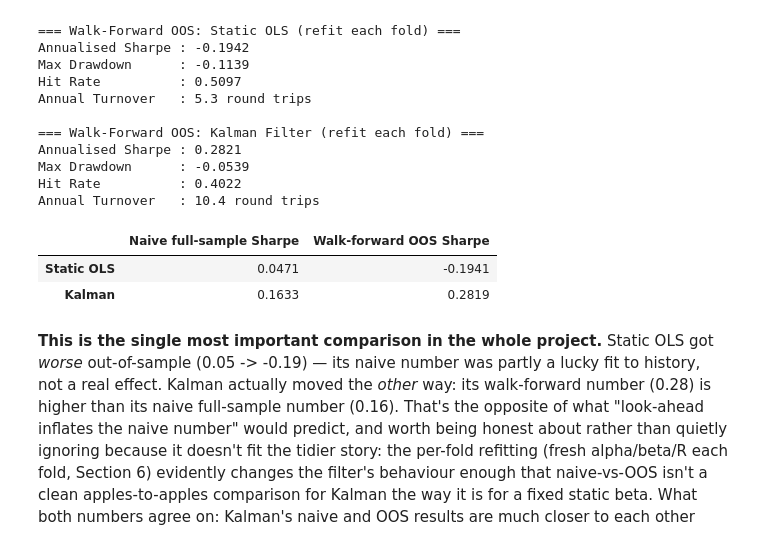
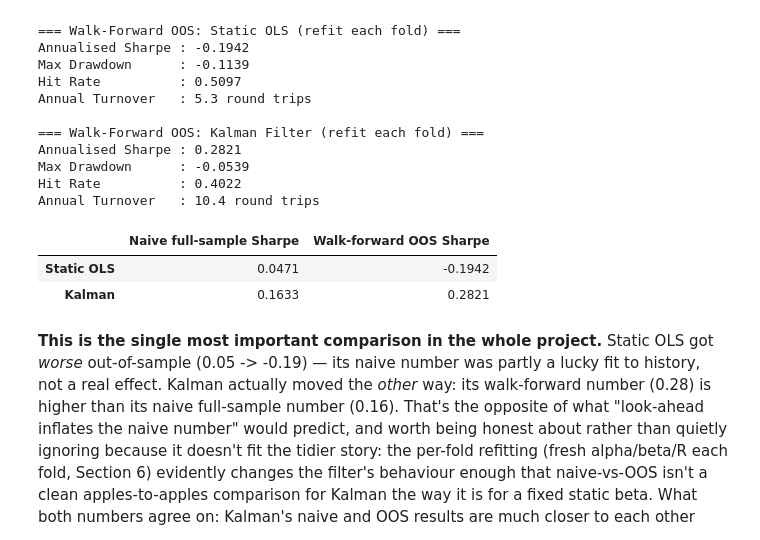
Before and after one commit to chiajialin/kalman-hedge-ratio-statarb, a Jupyter notebook: notebooks/pairs_trading_analysis.ipynb, the cells around one changed output. Cells and saved outputs as stored; diff of their text form; code cells hidden in the pictures.

```diff
--- a/notebooks/pairs_trading_analysis.ipynb
+++ b/notebooks/pairs_trading_analysis.ipynb
@@ -354,14 +357,17 @@ Annual Turnover   : 10.4 round trips
 # %%
 comparison = pd.DataFrame({
     "Naive full-sample Sharpe": [metrics_static["annual_sharpe"], metrics_kalman["annual_sharpe"]],
-    "Walk-forward OOS Sharpe":  [sharpe := (wf["ret_ols"].mean()/wf["ret_ols"].std()*np.sqrt(252)),
-                                 (wf["ret_kal"].mean()/wf["ret_kal"].std()*np.sqrt(252))],
+    # ddof=0 to match compute_metrics and significance.sharpe (numpy's default) --
+    # see CORRECTIONS.md polish entry. Previously the inline pandas .std() (ddof=1)
+    # made this table print 0.2819 while Section 8 printed 0.2821 for the same series.
+    "Walk-forward OOS Sharpe":  [wf["ret_ols"].mean() / wf["ret_ols"].std(ddof=0) * np.sqrt(252),
+                                 wf["ret_kal"].mean() / wf["ret_kal"].std(ddof=0) * np.sqrt(252)],
 }, index=["Static OLS", "Kalman"])
 comparison
 # %% [output]
 |  | Naive full-sample Sharpe | Walk-forward OOS Sharpe |
-| Static OLS | 0.0471 | -0.1941 |
-| Kalman | 0.1633 | 0.2819 |
+| Static OLS | 0.0471 | -0.1942 |
+| Kalman | 0.1633 | 0.2821 |
 # %% [markdown]
 **This is the single most important comparison in the whole project.** Static OLS got
 *worse* out-of-sample (0.05 -> -0.19) — its naive number was partly a lucky fit to
```
Also changed, not shown: parts of 3 cells of this notebook.
